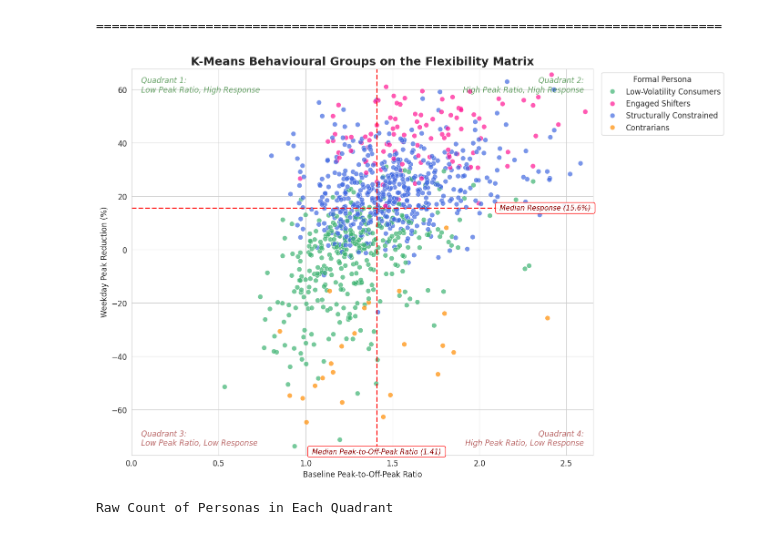
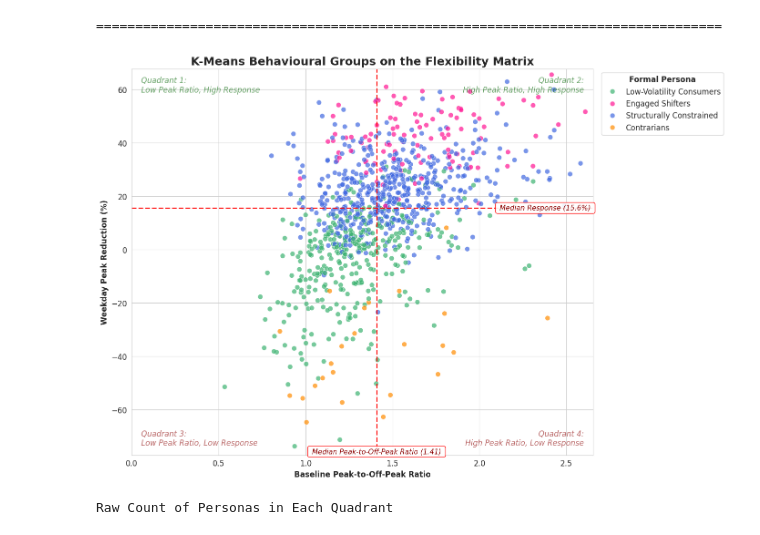
Before and after one commit to dannynew111/erp-clustering-smart-meter-data, a Jupyter notebook: clustering_v4.ipynb, the cells around one changed output. Cells and saved outputs as stored; diff of their text form; code cells hidden in the pictures.

Commit message:
Add clustering notebook.

```diff
--- a/clustering_v4.ipynb
+++ b/clustering_v4.ipynb
@@ -644,12 +684,12 @@ Stage 8: Creating Final, Publication-Quality Persona Profiles
 [figure]
 ================================================================================
 # %%
-# Validation: Using earlier EDA flexibility matrix but assigning clusters based on their behavioural group
-
-# Define the two key axes
+# The Flexibility Matrix is a key strategic tool. This plot overlays the identified
+# personas onto a scatterplot of pre-trial potential vs. in-trial responsiveness.
 x_feature = 'base_peak_to_offpeak_ratio'
 y_feature = 'peak_reduction_pct_weekday'
 
+# Ensured the persona_map and a corresponding color_map are defined for consistent plotting.
 persona_map = {
     0: 'Structurally Constrained',
     1: 'Low-Volatility Consumers',
@@ -666,16 +706,14 @@ color_map = {
 # This line now uses the updated map to create the persona_name column
 df_final_export['persona_name'] = df_final_export['persona'].map(persona_map)
 
-
-# Create the Plot using Subplots
+# Create the scatterplot, colouring each point by its assigned persona.
 fig, ax = plt.subplots(figsize=(15, 11))
-
 sns.scatterplot(
     data=df_final_export,
     x=x_feature,
     y=y_feature,
     hue='persona_name',
-    palette=color_map, # This now uses your updated color map
+    palette=color_map, # This now uses my updated color map
     alpha=0.7,
     s=60,
     edgecolor='white',
@@ -683,46 +721,49 @@ sns.scatterplot(
     ax=ax
 )
 
-# Add Median Lines
+# Add dashed red lines to represent the cohort-wide median for both axes.
+# These lines divide the plot into four distinct behavioural quadrants.
 x_median = df_final_export[x_feature].median()
 y_median = df_final_export[y_feature].median()
 ax.axvline(x_median, color='red', linestyle='--', linewidth=2)
 ax.axhline(y_median, color='red', linestyle='--', linewidth=2)
-
-
 # Quadrant Labels
 persona_font = {'fontsize': 12, 'style': 'italic'}
+
+# To improve readability, the plot is "zoomed in" on the densest area of data,
+# trimming the extreme outliers by setting limits at the 1st and 99th percentiles.
 ax.text(0.98, 0.98, 'Quadrant 2:\nHigh Peak Ratio, High Response', transform=ax.transAxes, color='darkgreen', va='top', ha='right', alpha=0.6, **persona_font)
 ax.text(0.98, 0.02, 'Quadrant 4:\nHigh Peak Ratio, Low Response', transform=ax.transAxes, color='darkred', va='bottom', ha='right', alpha=0.6, **persona_font)
 ax.text(0.02, 0.98, 'Quadrant 1:\nLow Peak Ratio, High Response', transform=ax.transAxes, color='darkgreen', va='top', ha='left', alpha=0.6, **persona_font)
 ax.text(0.02, 0.02, 'Quadrant 3:\nLow Peak Ratio, Low Response', transform=ax.transAxes, color='darkred', va='bottom', ha='left', alpha=0.6, **persona_font)
 
 
 # Final Formatting
 ax.set_title('K-Means Behavioural Groups on the Flexibility Matrix', fontsize=18, fontweight='bold')
-ax.set_xlabel(f'Baseline Peak-to-Off-Peak Ratio', fontsize=12)
-ax.set_ylabel('Weekday Peak Reduction (%)', fontsize=12)
-ax.legend(title='Formal Persona', loc='upper left', bbox_to_anchor=(1.01, 1.0))
+ax.set_xlabel(f'Baseline Peak-to-Off-Peak Ratio', fontsize=12, fontweight='bold')
+ax.set_ylabel('Weekday Peak Reduction (%)', fontsize=12, fontweight='bold')
+legend = ax.legend(title='Formal Persona', loc='upper left', bbox_to_anchor=(1.01, 1.0))
+plt.setp(legend.get_title(), fontweight='bold')
 
 # Set the plot limits FIRST
 ax.set_xlim(0, df_final_export[x_feature].quantile(0.99))
 ax.set_ylim(df_final_export[y_feature].quantile(0.01), df_final_export[y_feature].quantile(0.99))
 
 # Using limits set correct coordinates for labels of the media
 bbox_props = dict(boxstyle="round,pad=0.3", fc="white", ec="red", lw=1, alpha=0.9)
 
 ax.text(ax.get_xlim()[1], y_median, f' Median Response ({y_median:.1f}%) ',
         color='darkred', ha='right', va='center', fontsize=11, style='italic', bbox=bbox_props)
 
 ax.text(x_median, ax.get_ylim()[0], f' Median Peak-to-Off-Peak Ratio ({x_median:.2f}) ',
         color='darkred', ha='center', va='bottom', fontsize=11, style='italic', bbox=bbox_props)
 
 # Manual layout adjustment to make space for the legend
 fig.subplots_adjust(right=0.8)
 
 plt.show()
 # %% [output]
-[figure, old version]
+[figure, new version]
 # %%
 # Quantitative Validation of the Flexibility Matrix
 
```
Also changed, not shown: parts of 8 cells of this notebook.
